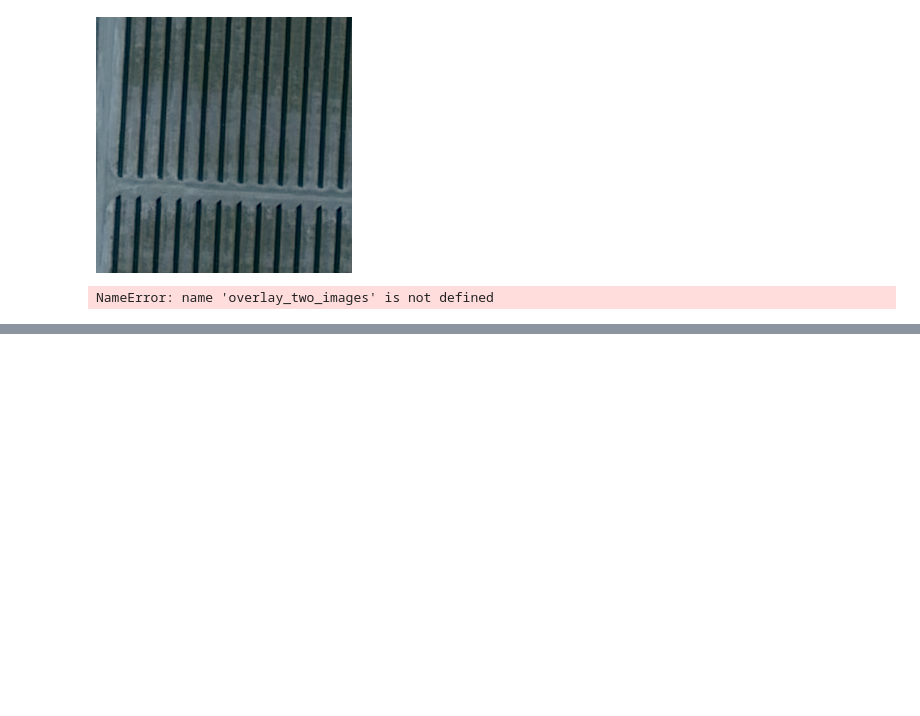
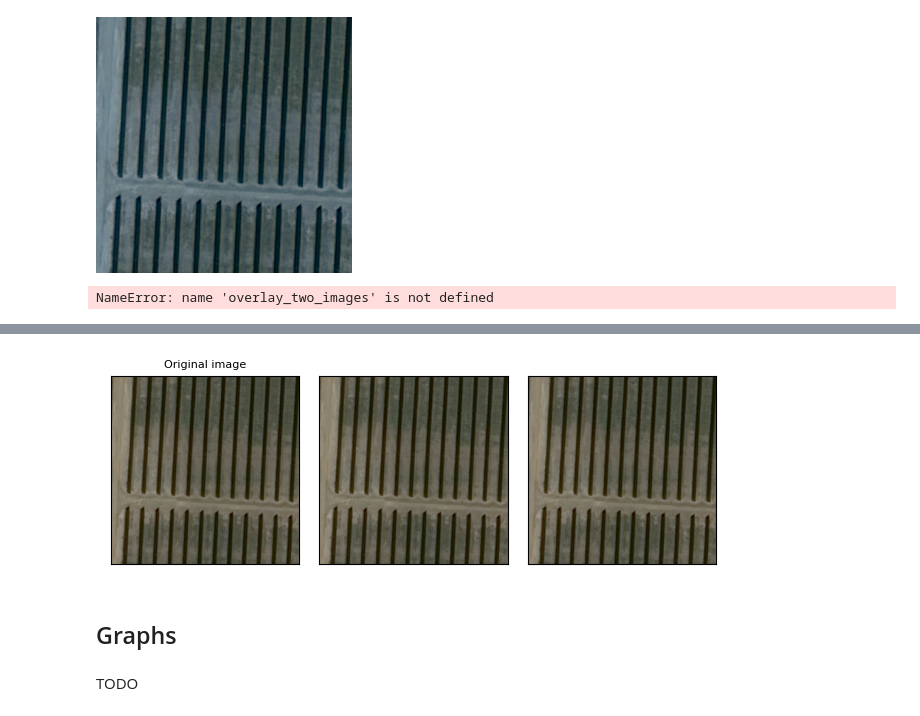
Before and after one commit to nesaboz/cheat-sheet, a Jupyter notebook: nbs/010_Python/Visualizations.ipynb, the cells around one changed output, grey strips where cells are left out. Cells and saved outputs as stored; diff of their text form; code cells hidden in the pictures; blank space fills up the shorter version.

```diff
--- a/nbs/010_Python/Visualizations.ipynb
+++ b/nbs/010_Python/Visualizations.ipynb
@@ -62,0 +88,50 @@ NameError: name 'overlay_two_images' is not defined
+# %%
+# sphinx_gallery_thumbnail_path = "../../gallery/assets/transforms_thumbnail.png"
+
+from PIL import Image
+from pathlib import Path
+import matplotlib.pyplot as plt
+import numpy as np
+
+import torch
+import torchvision.transforms as T
+
+
+plt.rcParams["savefig.bbox"] = 'tight'
+orig_img = im_pil
+# if you change the seed, make sure that the randomly-applied transforms
+# properly show that the image can be both transformed and *not* transformed!
+torch.manual_seed(0)
+
+
+def plot(imgs, with_orig=True, row_title=None, **imshow_kwargs):
+    if not isinstance(imgs[0], list):
+        # Make a 2d grid even if there's just 1 row
+        imgs = [imgs]
+
+    num_rows = len(imgs)
+    num_cols = len(imgs[0]) + with_orig
+    fig, axs = plt.subplots(nrows=num_rows, ncols=num_cols, squeeze=False)
+    for row_idx, row in enumerate(imgs):
+        row = [orig_img] + row if with_orig else row
+        for col_idx, img in enumerate(row):
+            ax = axs[row_idx, col_idx]
+            ax.imshow(np.asarray(img), **imshow_kwargs)
+            ax.set(xticklabels=[], yticklabels=[], xticks=[], yticks=[])
+
+    if with_orig:
+        axs[0, 0].set(title='Original image')
+        axs[0, 0].title.set_size(8)
+    if row_title is not None:
+        for row_idx in range(num_rows):
+            axs[row_idx, 0].set(ylabel=row_title[row_idx])
+
+    plt.tight_layout()
+# %%
+plot([im_pil, im_pil])
+# %% [output]
+[figure, added]
+# %% [markdown]
+## Graphs
+# %% [markdown]
+TODO
```
Also changed, not shown: parts of 10 cells of this notebook.
